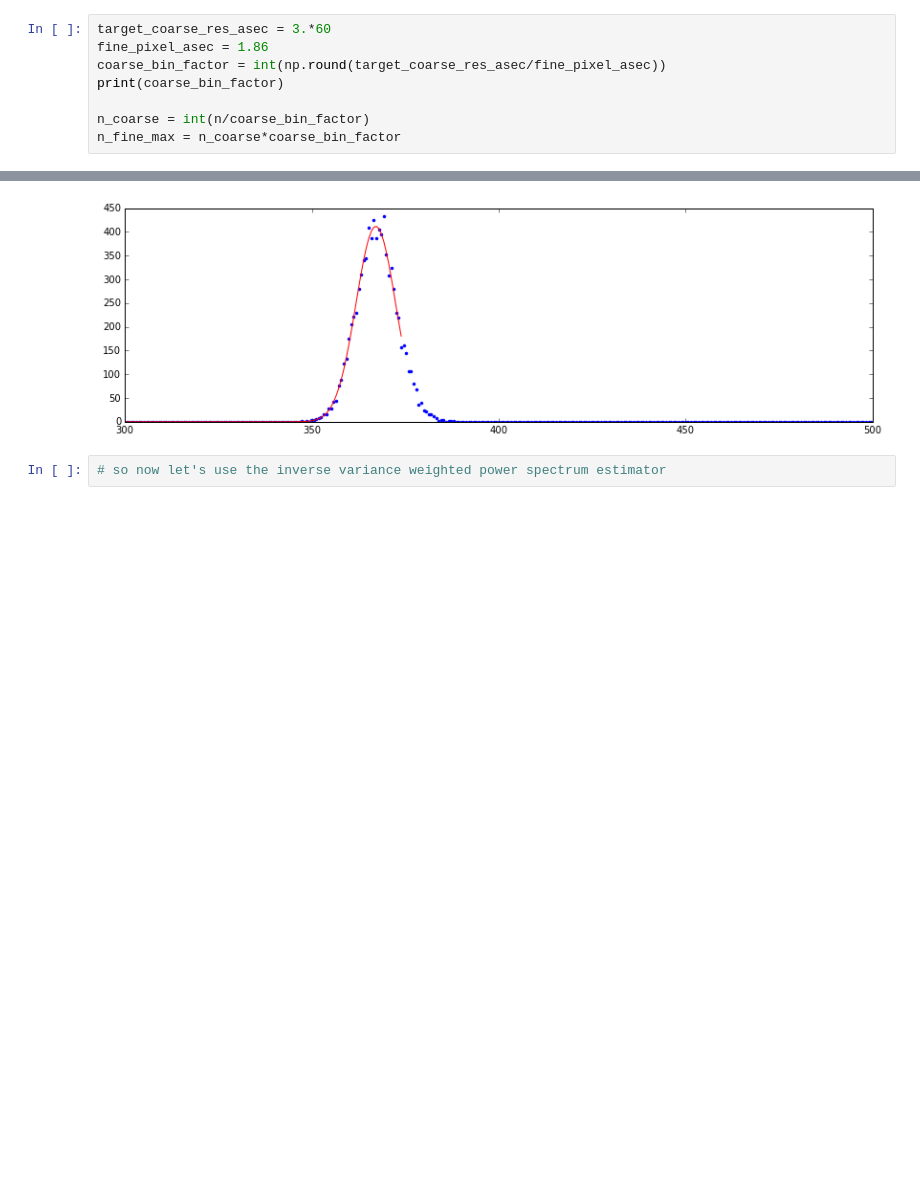
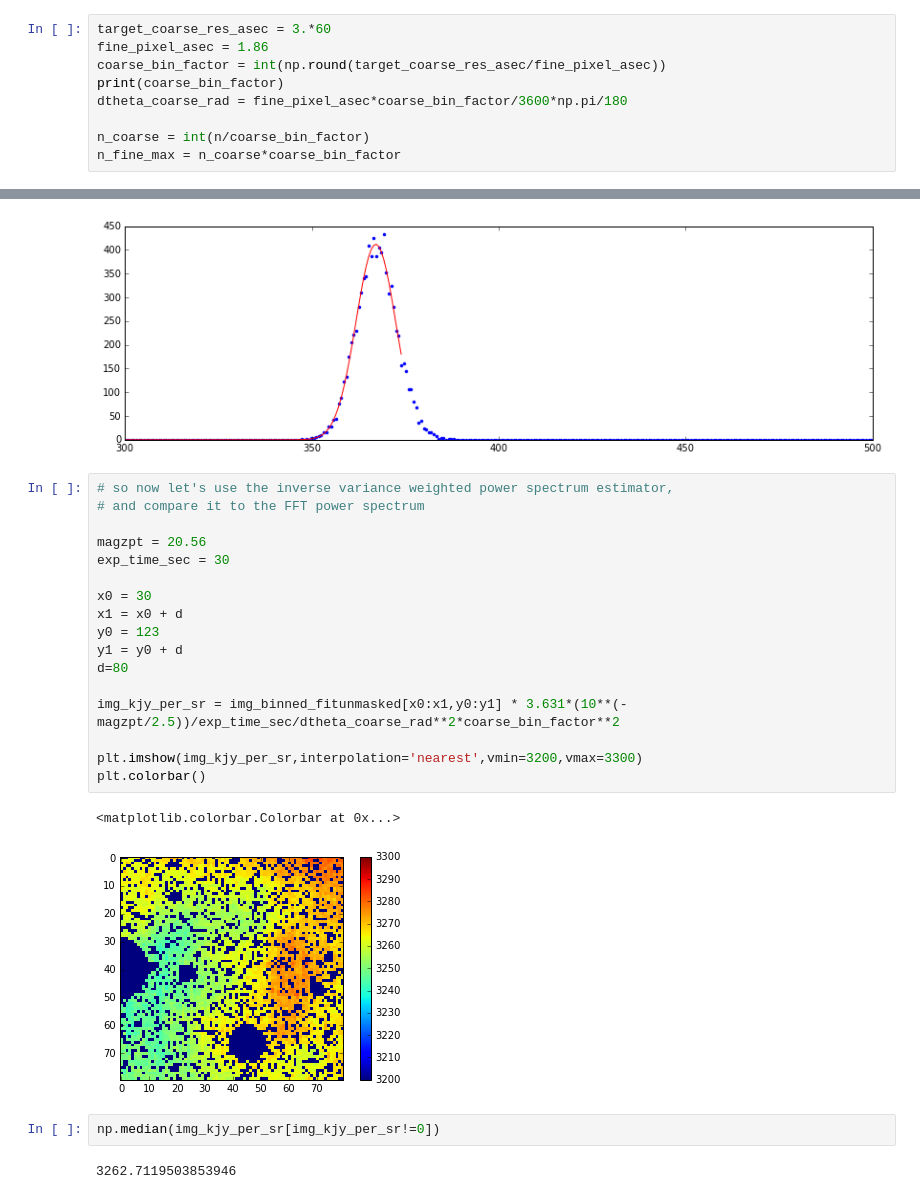
Before and after one commit to abrahamneben/21cmIRxcor, a Jupyter notebook: better_fg_masking_with_opt_pspec/test_brightness_dependent_masking.ipynb, the cells around one changed output, grey strips where cells are left out. Saved outputs shown, nothing was run; the diff lists cells and outputs as text; blank space fills up the shorter version.

```diff
--- a/better_fg_masking_with_opt_pspec/test_brightness_dependent_masking.ipynb
+++ b/better_fg_masking_with_opt_pspec/test_brightness_dependent_masking.ipynb
@@ -154,6 +159,7 @@ target_coarse_res_asec = 3.*60
 fine_pixel_asec = 1.86
 coarse_bin_factor = int(np.round(target_coarse_res_asec/fine_pixel_asec))
 print(coarse_bin_factor)
+dtheta_coarse_rad = fine_pixel_asec*coarse_bin_factor/3600*np.pi/180
 
 n_coarse = int(n/coarse_bin_factor)
 n_fine_max = n_coarse*coarse_bin_factor
@@ -266,5 +272,27 @@ plt.plot(bins[g],gauss(bins[g],coeff[0],coeff[1],coeff[2]),'r-')
 # %% [output]
 [<matplotlib.lines.Line2D at 0x...>]
 [figure]
-# %%
-# so now let's use the inverse variance weighted power spectrum estimator
+# %%
+# so now let's use the inverse variance weighted power spectrum estimator,
+# and compare it to the FFT power spectrum
+
+magzpt = 20.56
+exp_time_sec = 30
+
+x0 = 30
+x1 = x0 + d
+y0 = 123
+y1 = y0 + d
+d=80
+
+img_kjy_per_sr = img_binned_fitunmasked[x0:x1,y0:y1] * 3.631*(10**(-magzpt/2.5))/exp_time_sec/dtheta_coarse_rad**2*coarse_bin_factor**2
+
+plt.imshow(img_kjy_per_sr,interpolation='nearest',vmin=3200,vmax=3300)
+plt.colorbar()
+# %% [output]
+<matplotlib.colorbar.Colorbar at 0x...>
+[figure, added]
+# %%
+np.median(img_kjy_per_sr[img_kjy_per_sr!=0])
+# %% [output]
+3262.7119503853946
```
Also changed, not shown: parts of 3 cells of this notebook, 1 other file.
